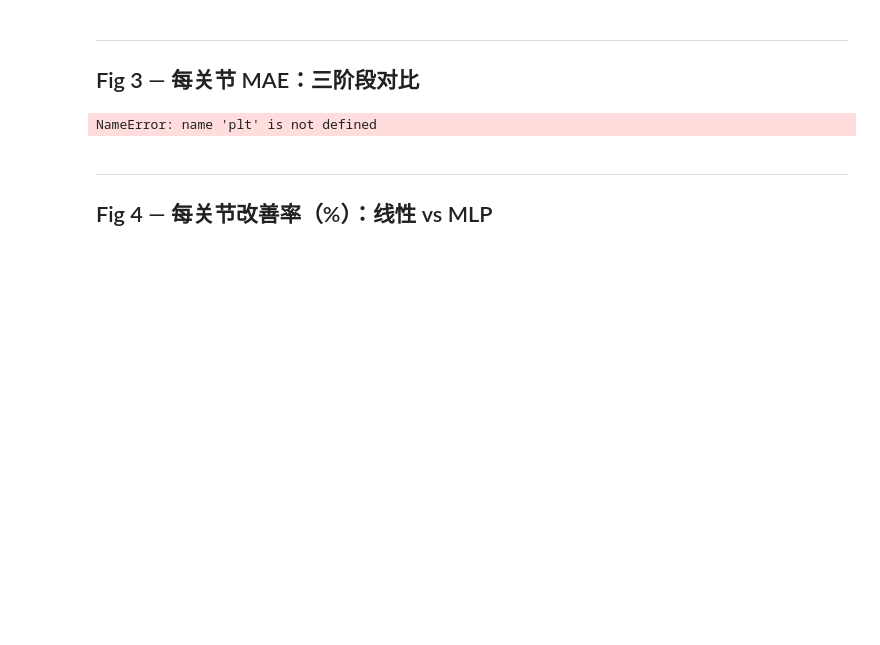
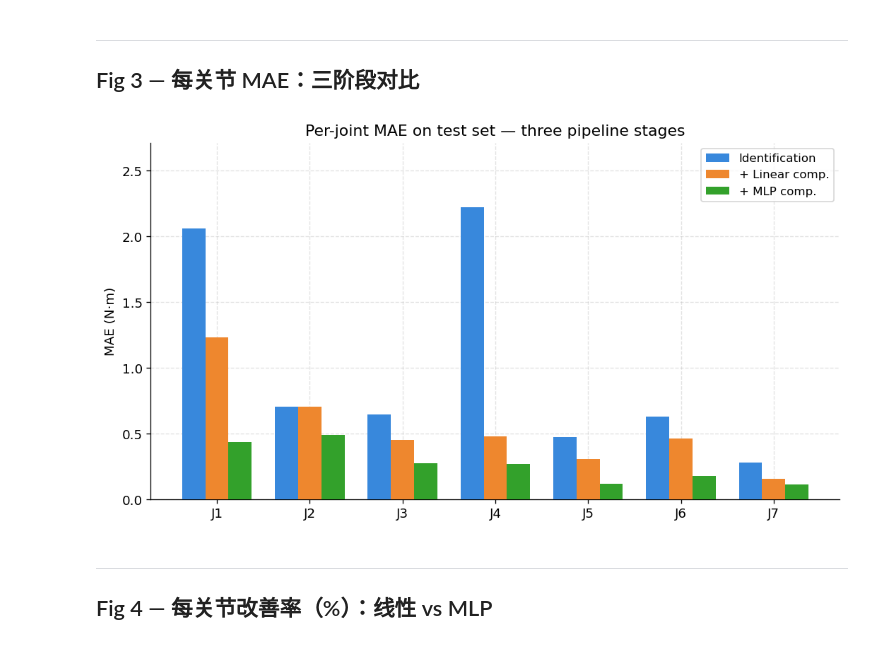
Before and after one commit to xiepm/dynamic_regress, a Jupyter notebook: plot_identification_results.ipynb, the cells around one changed output. Drawn from its saved outputs; the diff is of its cells as text; code cells hidden in the pictures; blank space fills up the shorter version.

```diff
--- a/plot_identification_results.ipynb
+++ b/plot_identification_results.ipynb
@@ -101,26 +113,25 @@ NameError: name 'plt' is not defined
 ---
 ## Fig 3 — 每关节 MAE：三阶段对比
 # %%
-fig, ax = plt.subplots(figsize=(10, 5))
+fig, ax = plt.subplots(figsize=(max(9, N_JOINTS * 1.2), 5))
 
-x, w = np.arange(7), 0.25
-
-ax.bar(x - w, mae_ident,  w, color=C_BLUE,   label='Identification', zorder=3)
-ax.bar(x,     mae_linear, w, color=C_ORANGE, label='+ Linear comp.', zorder=3)
-ax.bar(x + w, mae_mlp,    w, color=C_GREEN,  label='+ MLP comp.',    zorder=3)
+x, w = np.arange(N_JOINTS), 0.25
+ax.bar(x - w, mae_ident, w, color=C_BLUE, label='Identification', zorder=3)
+ax.bar(x, mae_linear, w, color=C_ORANGE, label='+ Linear comp.', zorder=3)
+ax.bar(x + w, mae_mlp, w, color=C_GREEN, label='+ MLP comp.', zorder=3)
 
 ax.set_xticks(x)
 ax.set_xticklabels(JOINTS)
 ax.set_ylabel('MAE (N·m)')
-ax.set_ylim(0, mae_ident.max() * 1.22)
+ax.set_ylim(0, max(mae_ident.max(), mae_linear.max(), mae_mlp.max()) * 1.22)
 ax.set_title('Per-joint MAE on test set — three pipeline stages', fontweight='normal')
-ax.legend(fontsize=11)
+ax.legend(fontsize=10)
 
 plt.tight_layout()
 plt.savefig('fig3_per_joint_mae.png', dpi=150)
 plt.show()
 # %% [output]
-NameError: name 'plt' is not defined
+[figure, added]
 # %% [markdown]
 ---
 ## Fig 4 — 每关节改善率（%）：线性 vs MLP
```
Also changed, not shown: parts of 14 cells of this notebook, 36 other files.
